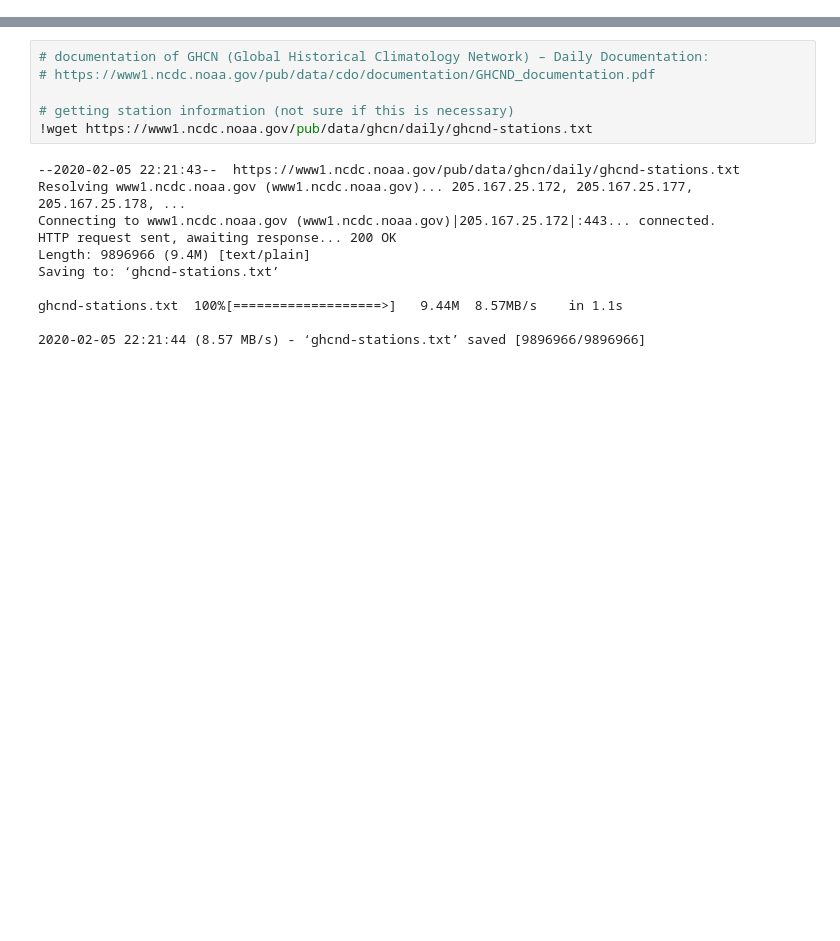
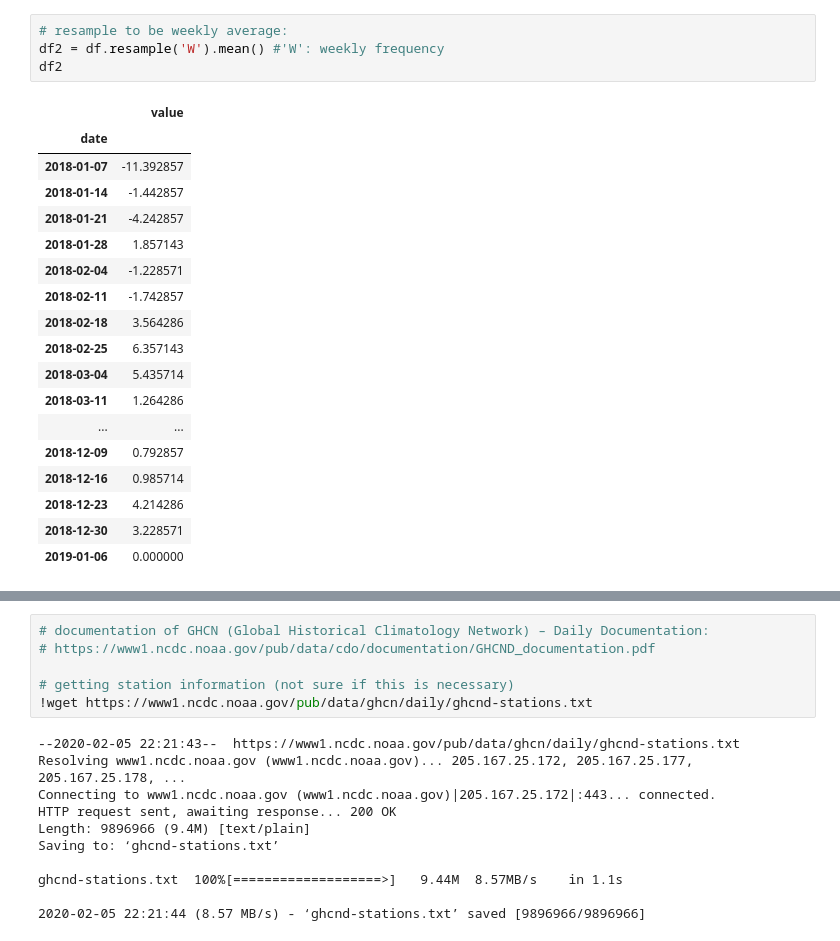
Before and after one commit to cathyxinchangli/ATMS-597-SP-2020, a Jupyter notebook: ATMS-597-SP-2020-Project-2/Project2.ipynb, the cells around one changed output, grey strips where cells are left out. Cells and saved outputs as stored; diff of their text form; blank space fills up the shorter version.

```diff
--- a/ATMS-597-SP-2020-Project-2/Project2.ipynb
+++ b/ATMS-597-SP-2020-Project-2/Project2.ipynb
@@ -34,0 +148,23 @@ def make_request(endpoint, payload=None):
+# %%
+# resample to be weekly average:
+df2 = df.resample('W').mean() #'W': weekly frequency
+df2
+# %% [output]
+|  | value |
+| date |  |
+| 2018-01-07 | -11.392857 |
+| 2018-01-14 | -1.442857 |
+| 2018-01-21 | -4.242857 |
+| 2018-01-28 | 1.857143 |
+| 2018-02-04 | -1.228571 |
+| 2018-02-11 | -1.742857 |
+| 2018-02-18 | 3.564286 |
+| 2018-02-25 | 6.357143 |
+| 2018-03-04 | 5.435714 |
+| 2018-03-11 | 1.264286 |
+| ... | ... |
+| 2018-12-09 | 0.792857 |
+| 2018-12-16 | 0.985714 |
+| 2018-12-23 | 4.214286 |
+| 2018-12-30 | 3.228571 |
+| 2019-01-06 | 0.000000 |
```
Also changed, not shown: parts of 8 cells of this notebook.
